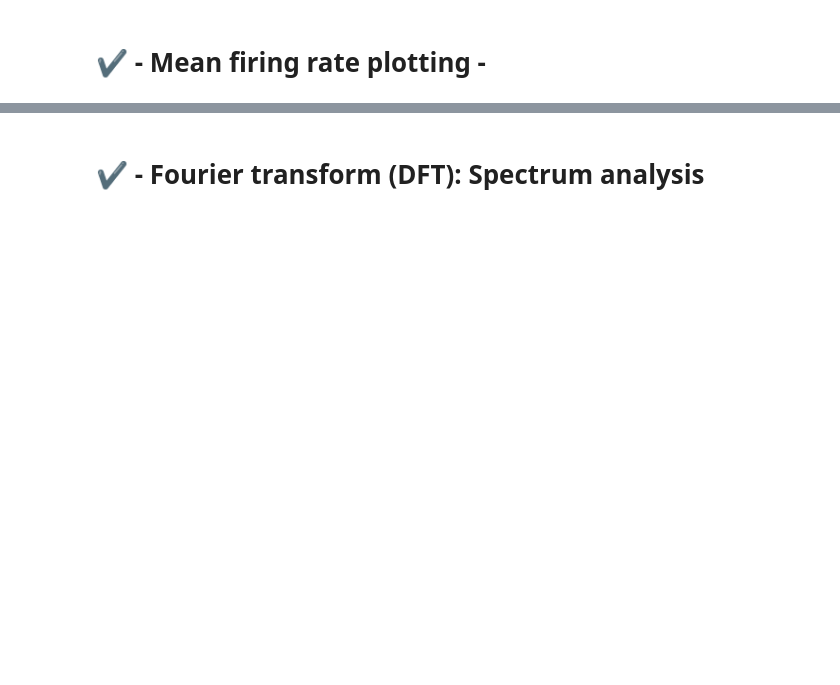
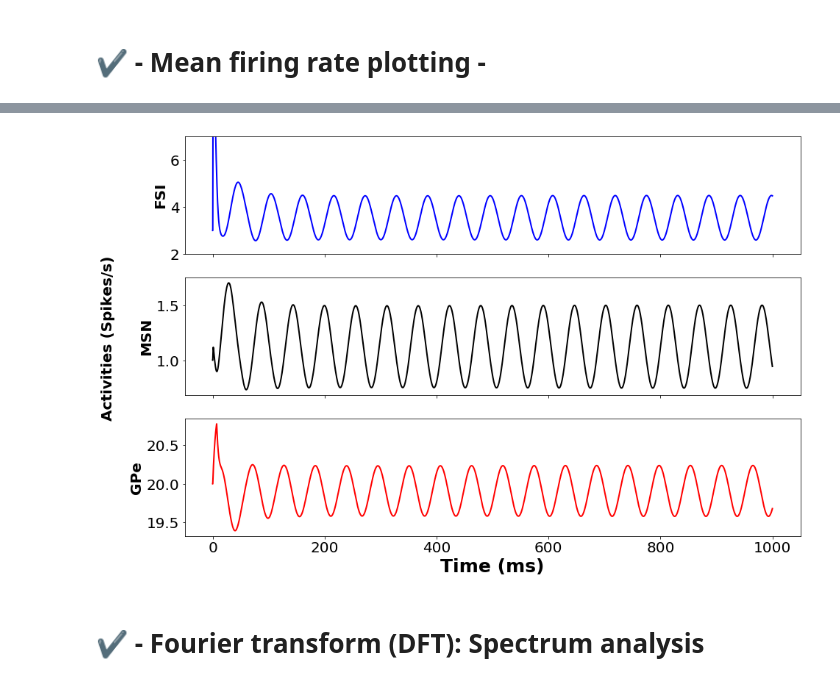
Before and after one commit to YacineOb/BasalGangliaModel2017, a Jupyter notebook: Basal_Ganglia_Model_MsnGpFsi.ipynb, the cells around one changed output, grey strips where cells are left out. Saved outputs shown, nothing was run; the diff lists cells and outputs as text; code cells hidden in the pictures; blank space fills up the shorter version.

```diff
--- a/Basal_Ganglia_Model_MsnGpFsi.ipynb
+++ b/Basal_Ganglia_Model_MsnGpFsi.ipynb
@@ -363,3 +376,37 @@ plt.show()
+# %%
+fig = plt.figure(figsize=(15,10))
+
+
+ax1 = plt.subplot(311)
+ax1.set_ylim(2,7)
+ax1.set_ylabel('FSI',fontsize=20,fontweight='bold')
+plt.plot(time_value*1000, Mean['MsnFsi'],'b',linewidth=2)
+plt.setp(ax1.get_xticklabels(), visible=False)
+
+    # share x only
+ax2 = plt.subplot(312, sharex=ax1)
+#ax2.set_ylim(0,1)
+ax2.set_ylabel('MSN',fontsize=20,fontweight='bold')
+plt.plot(time_value*1000, Mean['GpeMsn'],'k',linewidth=2)
+
+# make these tick labels invisible
+plt.setp(ax2.get_xticklabels(), visible=False)
+
+# share x and y
+ax3 = plt.subplot(313, sharex=ax1)
+#ax3.set_ylim(18,23)
+ax3.set_ylabel('GPe',fontsize=20,fontweight='bold')
+ax3.set_xlabel('Time (ms)',fontsize=25,fontweight='bold')
+plt.plot(time_value*1000, Mean['FsiGpe'],'r',linewidth=2)
+
+fig.text(0.020, 0.5, "Activities (Spikes/s)", rotation="vertical", va="center",fontsize=20,fontweight='bold')
+
+plt.savefig('DataFsi/{}/MeanActivity72.png'.format(timestr),dpi=72,bbox_inches='tight')
+plt.savefig('DataFsi/{}/MeanActivity150.png'.format(timestr),dpi=150,bbox_inches='tight')
+plt.savefig('DataFsi/{}/MeanActivity300.png'.format(timestr),dpi=300,bbox_inches='tight')
+plt.show()
+# %% [output]
+[figure, added]
 # %% [markdown]
 # ✔	 -  Fourier transform (DFT): Spectrum analysis
 # %%
```
Also changed, not shown: parts of 16 cells of this notebook, 4 other files.
